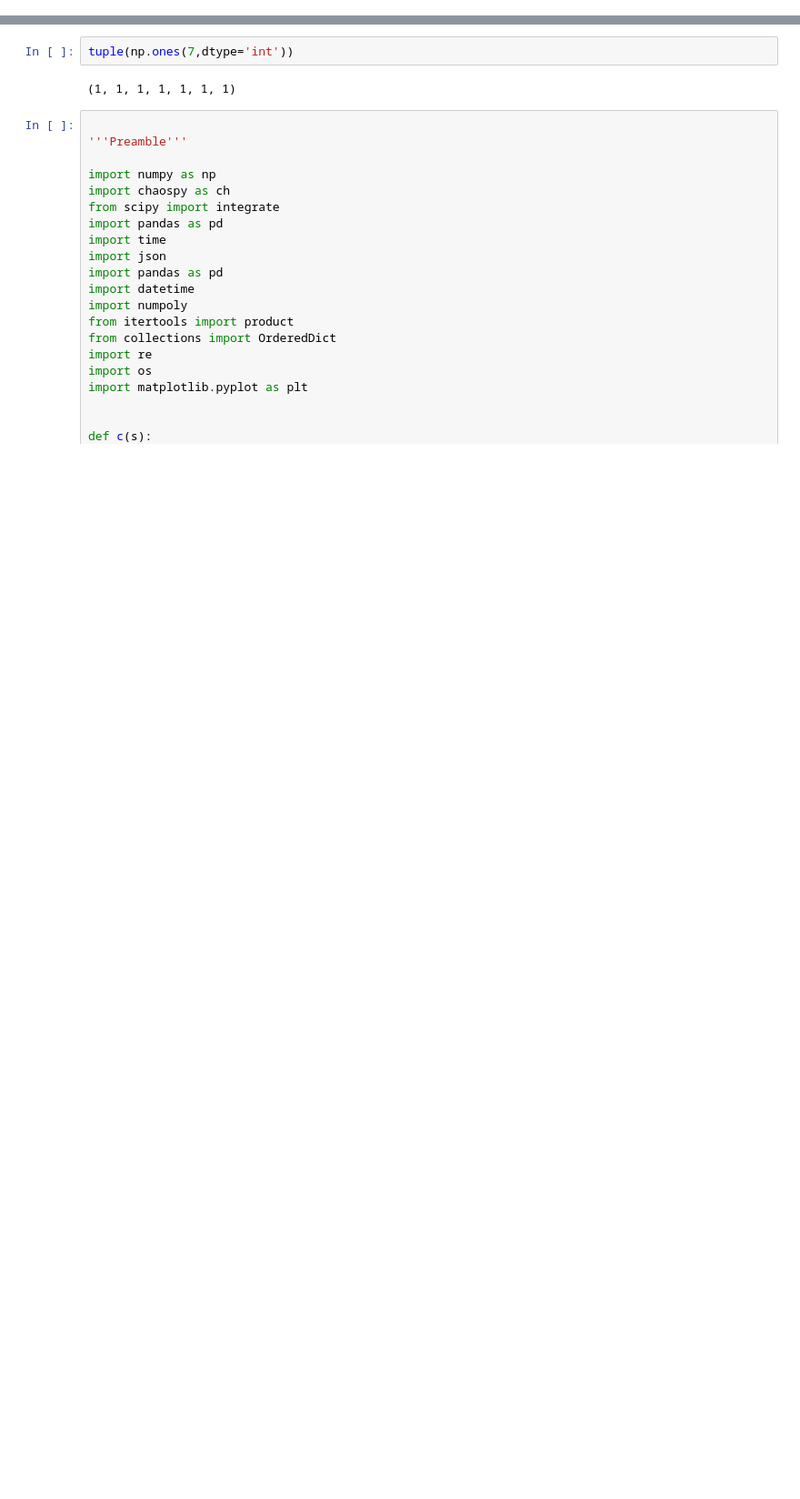
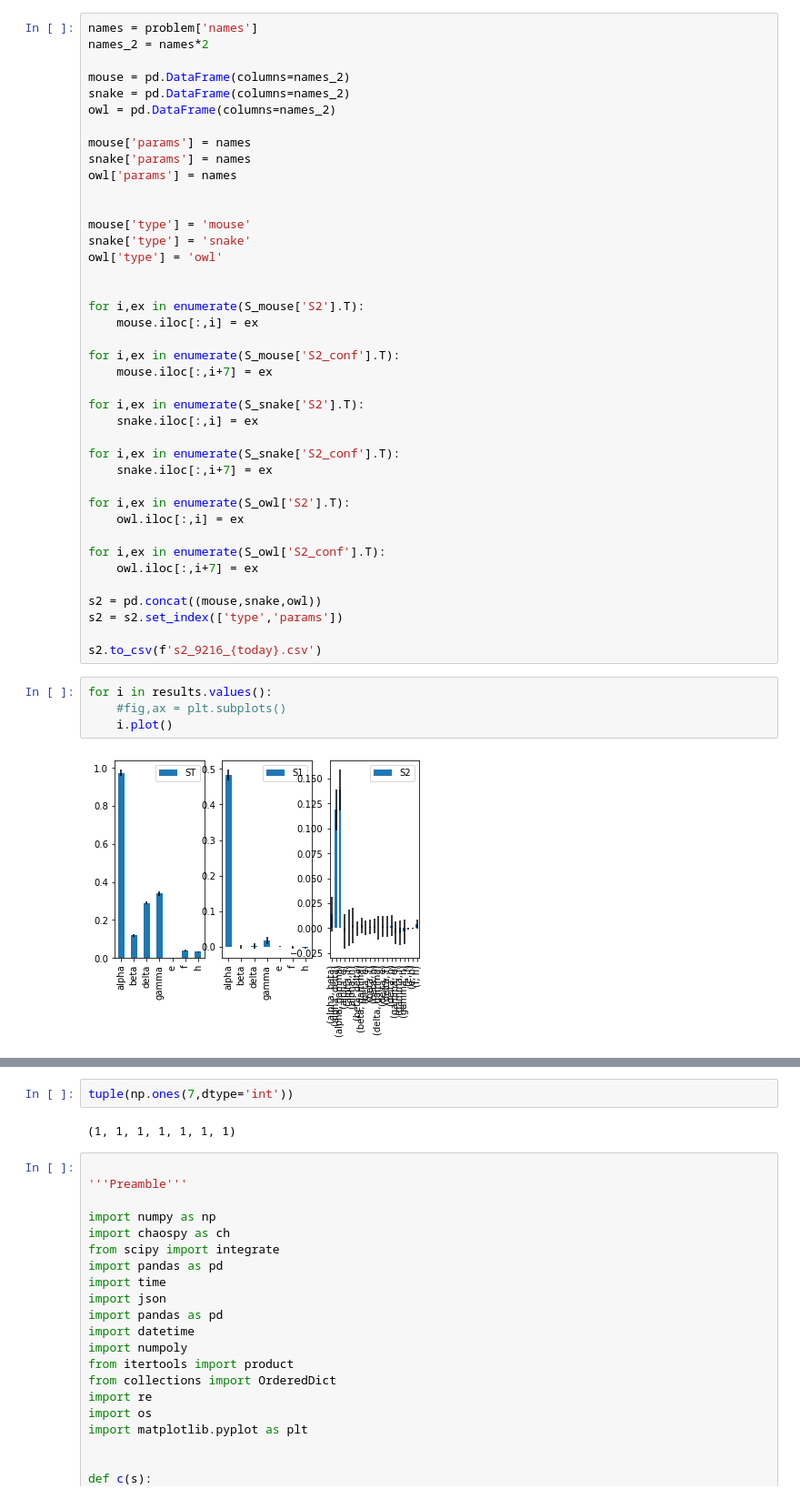
Before and after one commit to JeffreyDillonLyons/curse_breaking, a Jupyter notebook: adaptive_solver/scripts/home.ipynb, the cells around one changed output, grey strips where cells are left out. Shown: that part at 91% size. Saved outputs shown, nothing was run; the diff lists cells and outputs as text; blank space fills up the shorter version.

```diff
--- a/adaptive_solver/scripts/home.ipynb
+++ b/adaptive_solver/scripts/home.ipynb
@@ -20,0 +254,46 @@ def c(s):
+# %%
+names = problem['names']
+names_2 = names*2
+
+mouse = pd.DataFrame(columns=names_2)
+snake = pd.DataFrame(columns=names_2)
+owl = pd.DataFrame(columns=names_2)
+
+mouse['params'] = names
+snake['params'] = names
+owl['params'] = names
+
+
+mouse['type'] = 'mouse'
+snake['type'] = 'snake'
+owl['type'] = 'owl'
+
+
+for i,ex in enumerate(S_mouse['S2'].T):
+    mouse.iloc[:,i] = ex
+
+for i,ex in enumerate(S_mouse['S2_conf'].T):
+    mouse.iloc[:,i+7] = ex
+
+for i,ex in enumerate(S_snake['S2'].T):
+    snake.iloc[:,i] = ex
+
+for i,ex in enumerate(S_snake['S2_conf'].T):
+    snake.iloc[:,i+7] = ex
+
+for i,ex in enumerate(S_owl['S2'].T):
+    owl.iloc[:,i] = ex
+
+for i,ex in enumerate(S_owl['S2_conf'].T):
+    owl.iloc[:,i+7] = ex
+
+s2 = pd.concat((mouse,snake,owl))
+s2 = s2.set_index(['type','params'])
+
+s2.to_csv(f's2_9216_{today}.csv')
+# %%
+for i in results.values():
+    #fig,ax = plt.subplots()
+    i.plot()
+# %% [output]
+[figure, added]
```
Also changed, not shown: parts of 19 cells of this notebook, 25 other files.
